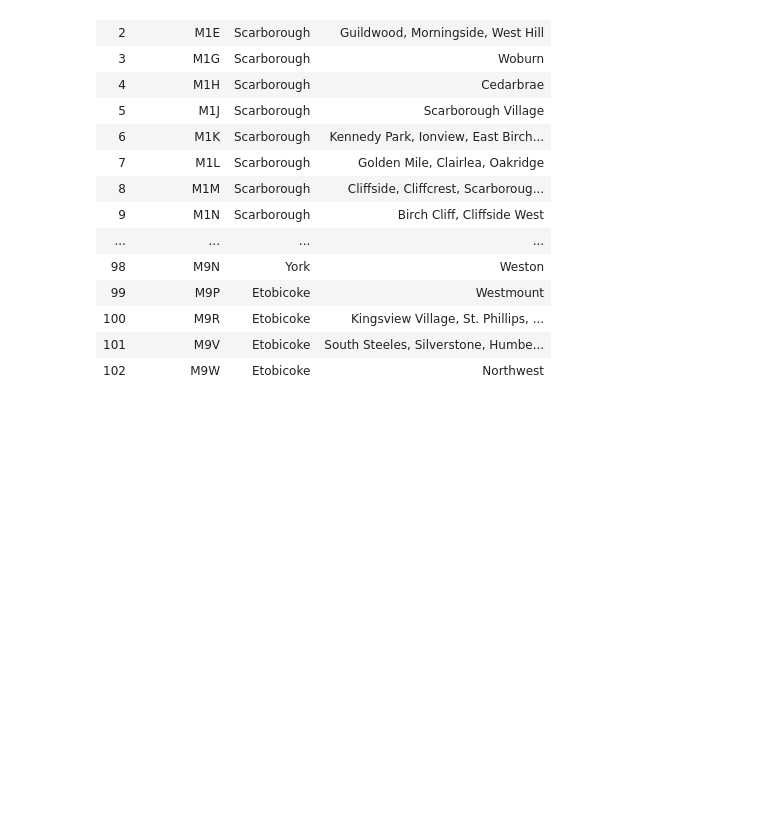
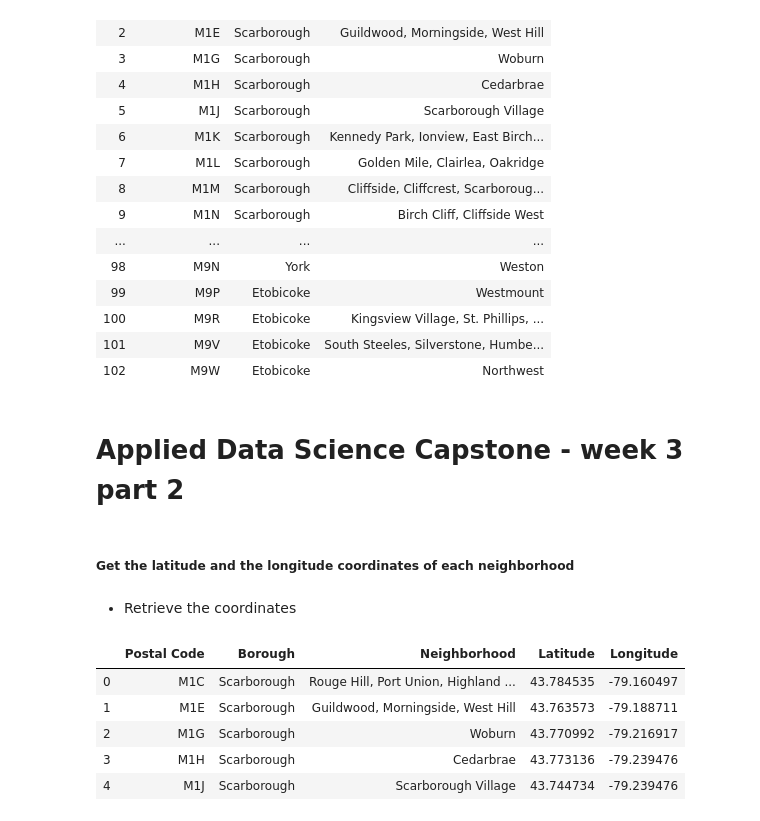
Before and after one commit to CristianaM599/Coursera, a Jupyter notebook: Applied Data Science Capstone - part 1.ipynb, the cells around one changed output. Drawn from its saved outputs; the diff is of its cells as text; code cells hidden in the pictures; blank space fills up the shorter version.

```diff
--- a/Applied Data Science Capstone - part 1.ipynb
+++ b/Applied Data Science Capstone - part 1.ipynb
@@ -91,3 +91,21 @@ Number of Rows: 102
 | 100 | M9R | Etobicoke | Kingsview Village, St. Phillips, ... |
 | 101 | M9V | Etobicoke | South Steeles, Silverstone, Humbe... |
 | 102 | M9W | Etobicoke | Northwest |
+# %% [markdown]
+# Applied Data Science Capstone - week 3 part 2
+# %% [markdown]
+##### Get the latitude and the longitude coordinates of each neighborhood
+# %% [markdown]
+* Retrieve the coordinates
+# %%
+coord = pd.read_csv('http://cocl.us/Geospatial_data')
+toronto_data = toronto_data.merge(coord, how = 'right',on = 'Postal Code')
+# %%
+toronto_data.head()
+# %% [output]
+|  | Postal Code | Borough | Neighborhood | Latitude | Longitude |
+| 0 | M1C | Scarborough | Rouge Hill, Port Union, Highland ... | 43.784535 | -79.160497 |
+| 1 | M1E | Scarborough | Guildwood, Morningside, West Hill | 43.763573 | -79.188711 |
+| 2 | M1G | Scarborough | Woburn | 43.770992 | -79.216917 |
+| 3 | M1H | Scarborough | Cedarbrae | 43.773136 | -79.239476 |
+| 4 | M1J | Scarborough | Scarborough Village | 43.744734 | -79.239476 |
```
